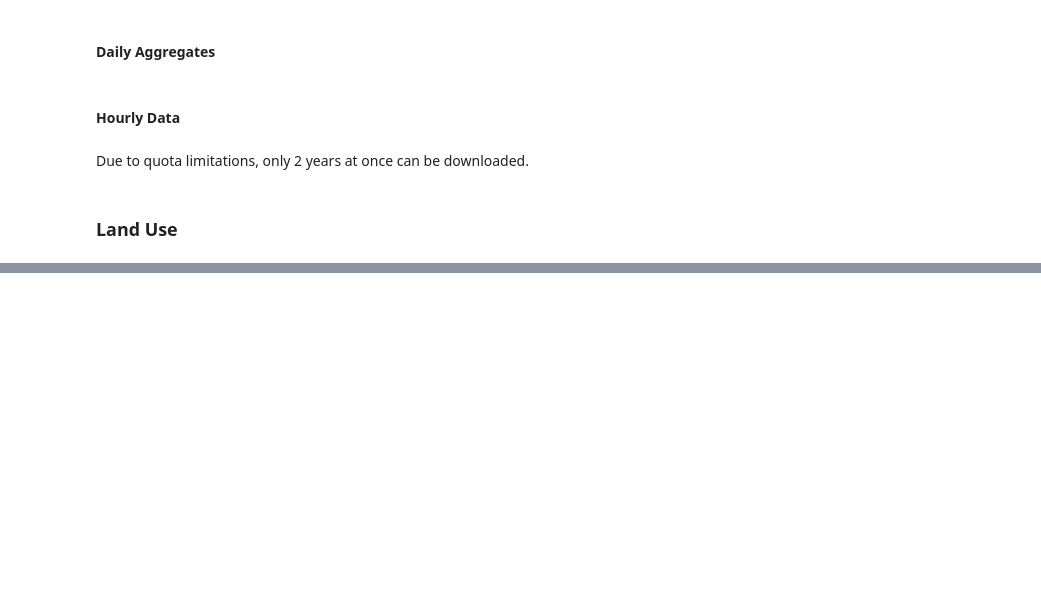
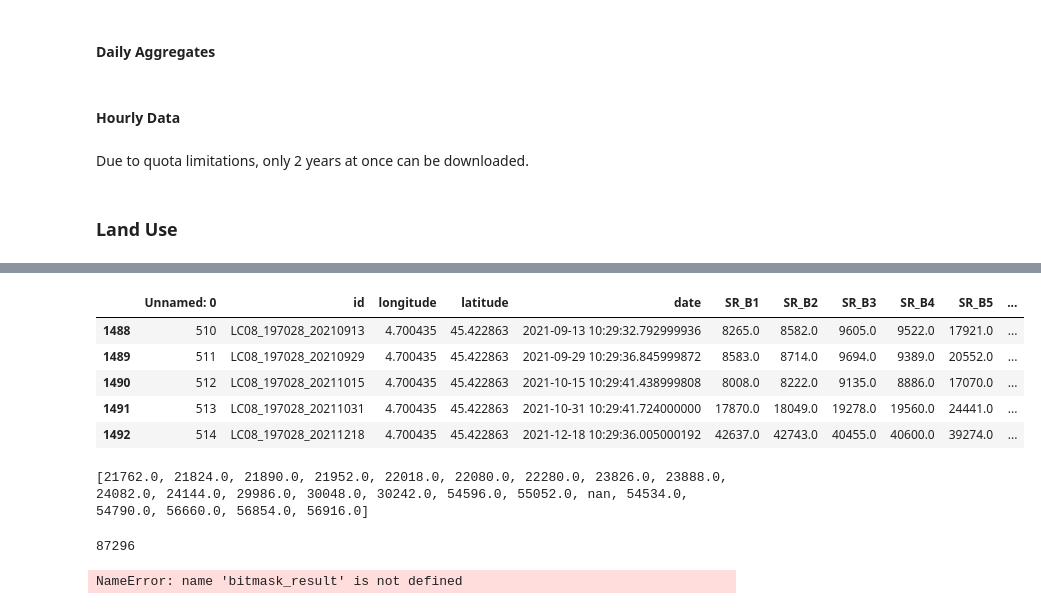
Before and after one commit to padasch/ifn_analysis, a Jupyter notebook: python/gee_ext_points.ipynb, the cells around one changed output, grey strips where cells are left out. Saved outputs shown, nothing was run; the diff lists cells and outputs as text; code cells hidden in the pictures; blank space fills up the shorter version.

Commit message:
before changing to year based extraction per site

```diff
--- a/python/gee_ext_points.ipynb
+++ b/python/gee_ext_points.ipynb
@@ -356,0 +438,25 @@ Source:
+# %%
+data_landsat.tail()
+# %% [output]
+|  | Unnamed: 0 | id | longitude | latitude | date | SR_B1 | SR_B2 | SR_B3 | SR_B4 | SR_B5 | ... |
+| 1488 | 510 | LC08_197028_20210913 | 4.700435 | 45.422863 | 2021-09-13 10:29:32.792999936 | 8265.0 | 8582.0 | 9605.0 | 9522.0 | 17921.0 | ... |
+| 1489 | 511 | LC08_197028_20210929 | 4.700435 | 45.422863 | 2021-09-29 10:29:36.845999872 | 8583.0 | 8714.0 | 9694.0 | 9389.0 | 20552.0 | ... |
+| 1490 | 512 | LC08_197028_20211015 | 4.700435 | 45.422863 | 2021-10-15 10:29:41.438999808 | 8008.0 | 8222.0 | 9135.0 | 8886.0 | 17070.0 | ... |
+| 1491 | 513 | LC08_197028_20211031 | 4.700435 | 45.422863 | 2021-10-31 10:29:41.724000000 | 17870.0 | 18049.0 | 19278.0 | 19560.0 | 24441.0 | ... |
+| 1492 | 514 | LC08_197028_20211218 | 4.700435 | 45.422863 | 2021-12-18 10:29:36.005000192 | 42637.0 | 42743.0 | 40455.0 | 40600.0 | 39274.0 | ... |
+# %%
+print(sorted(data_landsat['QA_PIXEL'].unique()))
+# %% [output]
+[21762.0, 21824.0, 21890.0, 21952.0, 22018.0, 22080.0, 22280.0, 23826.0, 23888.0, 24082.0, 24144.0, 29986.0, 30048.0, 30242.0, 54596.0, 55052.0, nan, 54534.0, 54790.0, 56660.0, 56854.0, 56916.0]
+# %%
+# Remove pixels with bad data quality
+21824 << 2
+# %% [output]
+87296
+# %%
+high_quality_mask = 0b0111111110000000  # Binary representation based on the criteria
+
+# Check if the bitmask result meets the criteria for high-quality data
+is_high_quality = (bitmask_result & high_quality_mask) == high_quality_mask
+# %% [output]
+NameError: name 'bitmask_result' is not defined
```
Also changed, not shown: parts of 26 cells of this notebook.
